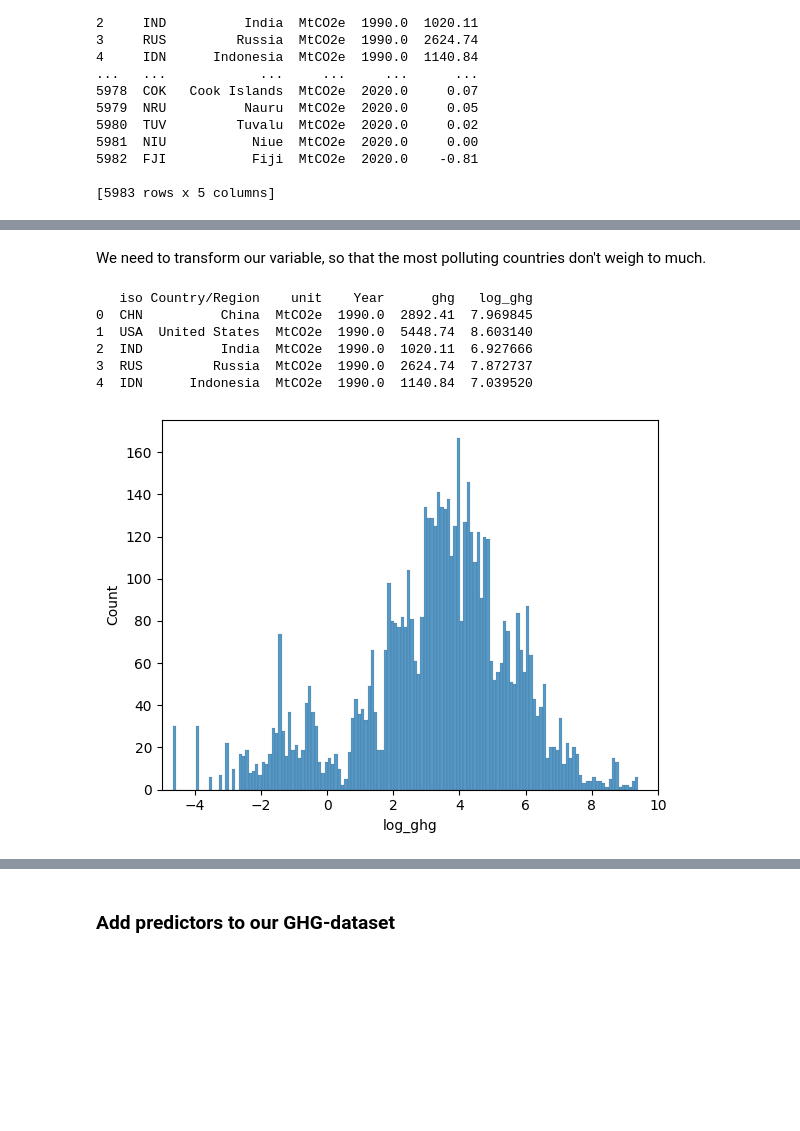
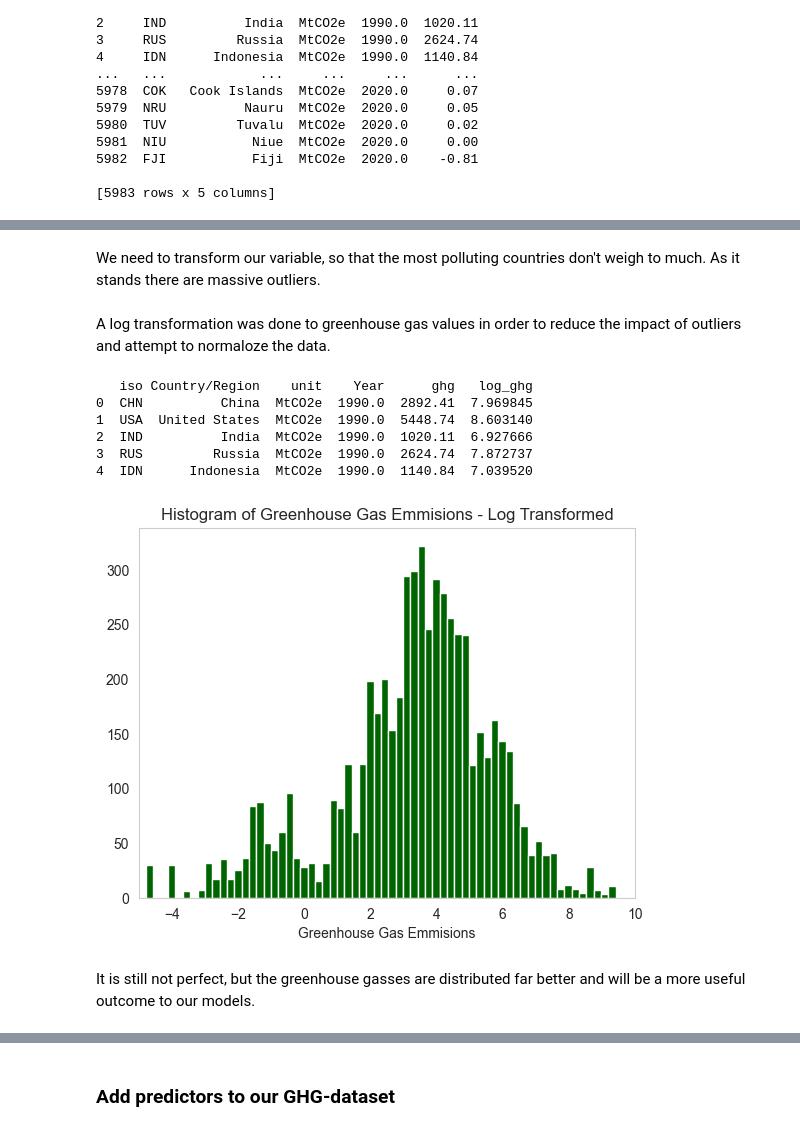
Before and after one commit to marcbarc19/DataScienceExam, a Jupyter notebook: ghg-modelling.ipynb, the cells around one changed output, grey strips where cells are left out. Cells and saved outputs as stored; diff of their text form; code cells hidden in the pictures; blank space fills up the shorter version.

```diff
--- a/ghg-modelling.ipynb
+++ b/ghg-modelling.ipynb
@@ -106,5 +144,7 @@ plt.show()
 # %% [markdown]
-We need to transform our variable, so that the most polluting countries don't weigh to much.
+We need to transform our variable, so that the most polluting countries don't weigh to much. As it stands there are massive outliers.
+# %% [markdown]
+A log transformation was done to greenhouse gas values in order to reduce the impact of outliers and attempt to normaloze the data.
 # %%
 # Adding a small value to each value in 'ghg' column to avoid logarithm of zero
 melted_df['log_ghg'] = np.log(melted_df['ghg'] + 1e-20)
@@ -119,13 +159,17 @@ print(melted_df.head())
 3  RUS         Russia  MtCO2e  1990.0  2624.74  7.872737
 4  IDN      Indonesia  MtCO2e  1990.0  1140.84  7.039520
 # %%
-sns.histplot(data=melted_df, x='log_ghg', binwidth=0.1)
+plt.hist(melted_df['log_ghg'], bins=250, color='darkgreen')
+plt.title('Histogram of Greenhouse Gas Emmisions - Log Transformed')
+plt.xlabel('Greenhouse Gas Emmisions')
 # Setting x-axis limit
 plt.xlim(left=-5)
 plt.xlim(right=10)
 plt.show()
 # %% [output]
-[figure, old version]
+[figure, new version]
+# %% [markdown]
+It is still not perfect, but the greenhouse gasses are distributed far better and will be a more useful outcome to our models.
 # %%
 sns.lineplot(data=melted_df, x='Year', y='log_ghg', hue='iso', marker='o', legend=False)
 
```
Also changed, not shown: parts of 112 cells of this notebook, 4 other files.
